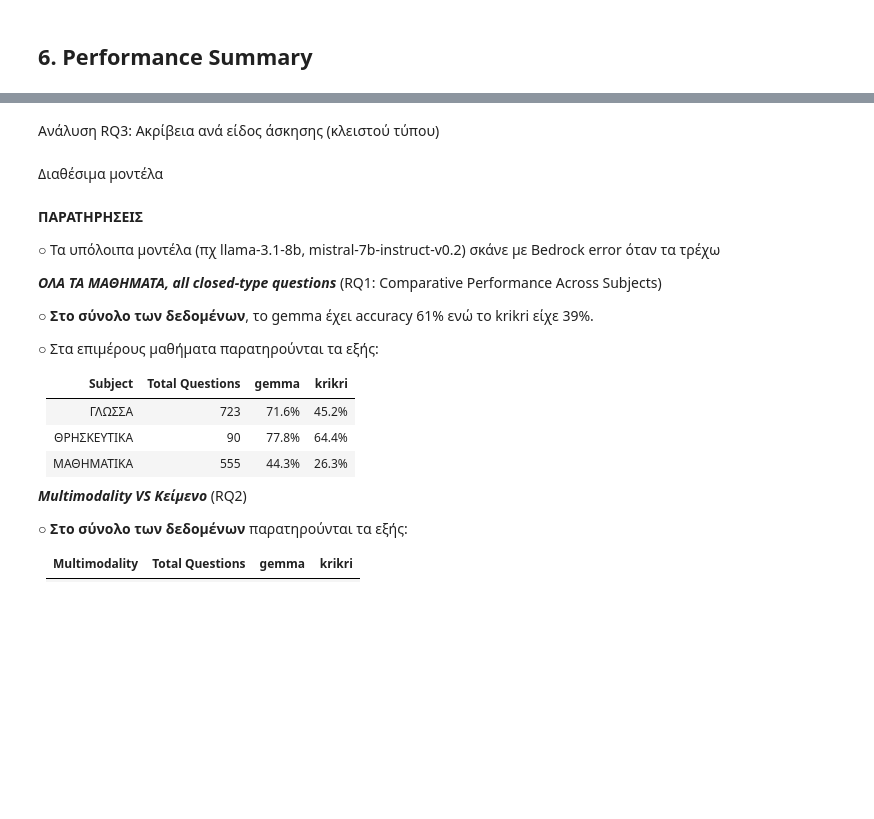
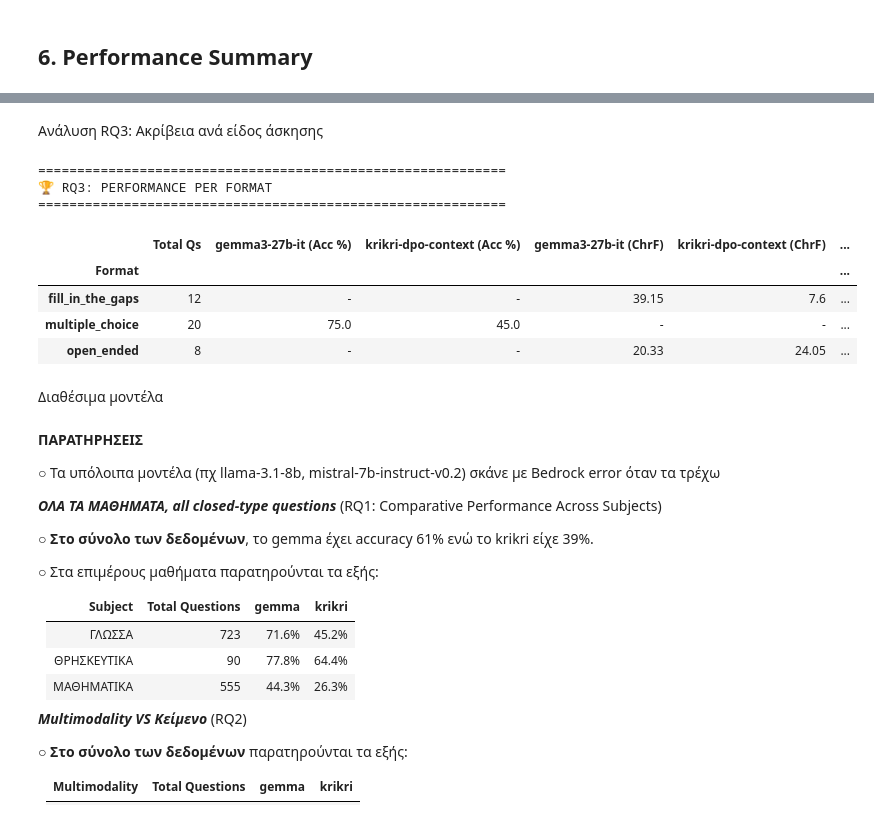
Before and after one commit to PK9811-hub/protipa_exams_dataset, a Jupyter notebook: notebooks/eval_protipa_exams.ipynb, the cells around one changed output, grey strips where cells are left out. Drawn from its saved outputs; the diff is of its cells as text; code cells hidden in the pictures; blank space fills up the shorter version.

```diff
--- a/notebooks/eval_protipa_exams.ipynb
+++ b/notebooks/eval_protipa_exams.ipynb
@@ -464,8 +531,8 @@ if results_file.exists():
             print(f"❌ Error during metrics calculation: {e}")
 
     # --- ΑΠΟΘΗΚΕΥΣΗ ---
-    #df.to_csv(results_file, index=False, encoding='utf-8-sig')
-    #print(f"\n💾 Updated CSV with scores saved to: {results_file}")
+    df.to_csv(results_file, index=False, encoding='utf-8-sig')
+    print(f"\n💾 Updated CSV with scores saved to: {results_file}")
 
 else:
     print("⚠️ Δεν βρέθηκε το αρχείο αποτελεσμάτων.")
@@ -506,6 +581,8 @@ if not df.empty:
     acc_cols = [c for c in df.columns if c.endswith('_correct')]
     chrf_cols = [c for c in df.columns if c.endswith('_chrf')]
     bleu_cols = [c for c in df.columns if c.endswith('_bleu')]
+
+    group_col = "Subject" if "Subject" in df.columns else "subject"
 
     # A. Accuracy (Closed)
     if acc_cols:
@@ -614,9 +709,9 @@ else:
 # %% [markdown]
-Ανάλυση RQ3: Ακρίβεια ανά είδος άσκησης (κλειστού τύπου)
+Ανάλυση RQ3: Ακρίβεια ανά είδος άσκησης
 # %%
 # Ανάλυση RQ3: Ακρίβεια ανά Είδος Άσκησης
 print("\n" + "=" * 60)
-print("🏆 RQ3: PERFORMANCE PER EXERCISE TYPE")
+print("🏆 RQ3: PERFORMANCE PER FORMAT")
 print("=" * 60)
 
 if 'df' in locals() and not df.empty:
@@ -626,11 +721,12 @@ if 'df' in locals() and not df.empty:
     chrf_cols = [c for c in df.columns if c.endswith('_chrf')]
     bleu_cols = [c for c in df.columns if c.endswith('_bleu')]
 
-    # 2. Υπολογισμός Metrics ανά 'Exercise Type'
+    # 2. Υπολογισμός Metrics ανά Format
+    group_col = "Format"
 
     # --- A. Accuracy ---
     if acc_cols:
-        df_acc = df.groupby("Exercise Type")[acc_cols].mean() * 100
+        df_acc = df.groupby(group_col)[acc_cols].mean() * 100
         df_acc = df_acc.rename(columns={c: f"{c.replace('_correct', '')} (Acc %)" for c in acc_cols})
     else:
         df_acc = pd.DataFrame()
@@ -638,40 +734,49 @@ if 'df' in locals() and not df.empty:
     # --- B. ChrF ---
     if chrf_cols:
         scale_factor = 100 if (df[chrf_cols].max().max() <= 1.0) else 1
-        df_chrf = df.groupby("Exercise Type")[chrf_cols].mean() * scale_factor
+        df_chrf = df.groupby(group_col)[chrf_cols].mean() * scale_factor
         df_chrf = df_chrf.rename(columns={c: f"{c.replace('_chrf', '')} (ChrF)" for c in chrf_cols})
     else:
         df_chrf = pd.DataFrame()
 
     # --- C. BLEU ---
     if bleu_cols:
         scale_factor = 100 if (df[bleu_cols].max().max() <= 1.0) else 1
-        df_bleu = df.groupby("Exercise Type")[bleu_cols].mean() * scale_factor
+        df_bleu = df.groupby(group_col)[bleu_cols].mean() * scale_factor
         df_bleu = df_bleu.rename(columns={c: f"{c.replace('_bleu', '')} (BLEU)" for c in bleu_cols})
     else:
         df_bleu = pd.DataFrame()
 
     # --- D. Πλήθος Ερωτήσεων ανά Τύπο ---
-    df_count = df.groupby("Exercise Type").size().to_frame("Total Qs")
+    df_count = df.groupby(group_col).size().to_frame("Total Qs")
 
     # 3. Τελικός Πίνακας RQ3
     # Ενώνουμε όλα τα DataFrames
     rq3_final = df_count.join(df_acc, how='outer')\
                         .join(df_chrf, how='outer')\
                         .join(df_bleu, how='outer')
 
     # Μορφοποίηση (2 δεκαδικά, παύλα στα κενά)
     rq3_final = rq3_final.round(2).fillna('-')
 
     display(rq3_final)
 
     # Αποθήκευση
-    #rq3_csv_path = results_dir / "RQ3_performance_per_exercise_type_full.csv"
+    #rq3_csv_path = results_dir / "RQ3_performance_per_format_full.csv"
     #rq3_final.to_csv(rq3_csv_path)
     #print(f"💾 RQ3 Table saved to: {rq3_csv_path}")
 
 else:
     print("⚠️ Το DataFrame (df) είναι κενό. Τρέξτε πρώτα το κελί του RQ1 (Merge).")
+# %% [output]
+============================================================
+🏆 RQ3: PERFORMANCE PER FORMAT
+============================================================
+|  | Total Qs | gemma3-27b-it (Acc %) | krikri-dpo-context (Acc %) | gemma3-27b-it (ChrF) | krikri-dpo-context (ChrF) | ... |
+| Format |  |  |  |  |  | ... |
+| fill_in_the_gaps | 12 | - | - | 39.15 | 7.6 | ... |
+| multiple_choice | 20 | 75.0 | 45.0 | - | - | ... |
+| open_ended | 8 | - | - | 20.33 | 24.05 | ... |
 # %% [markdown]
 Διαθέσιμα μοντέλα
 # %%
```
Also changed, not shown: parts of 15 cells of this notebook, 9 other files.
